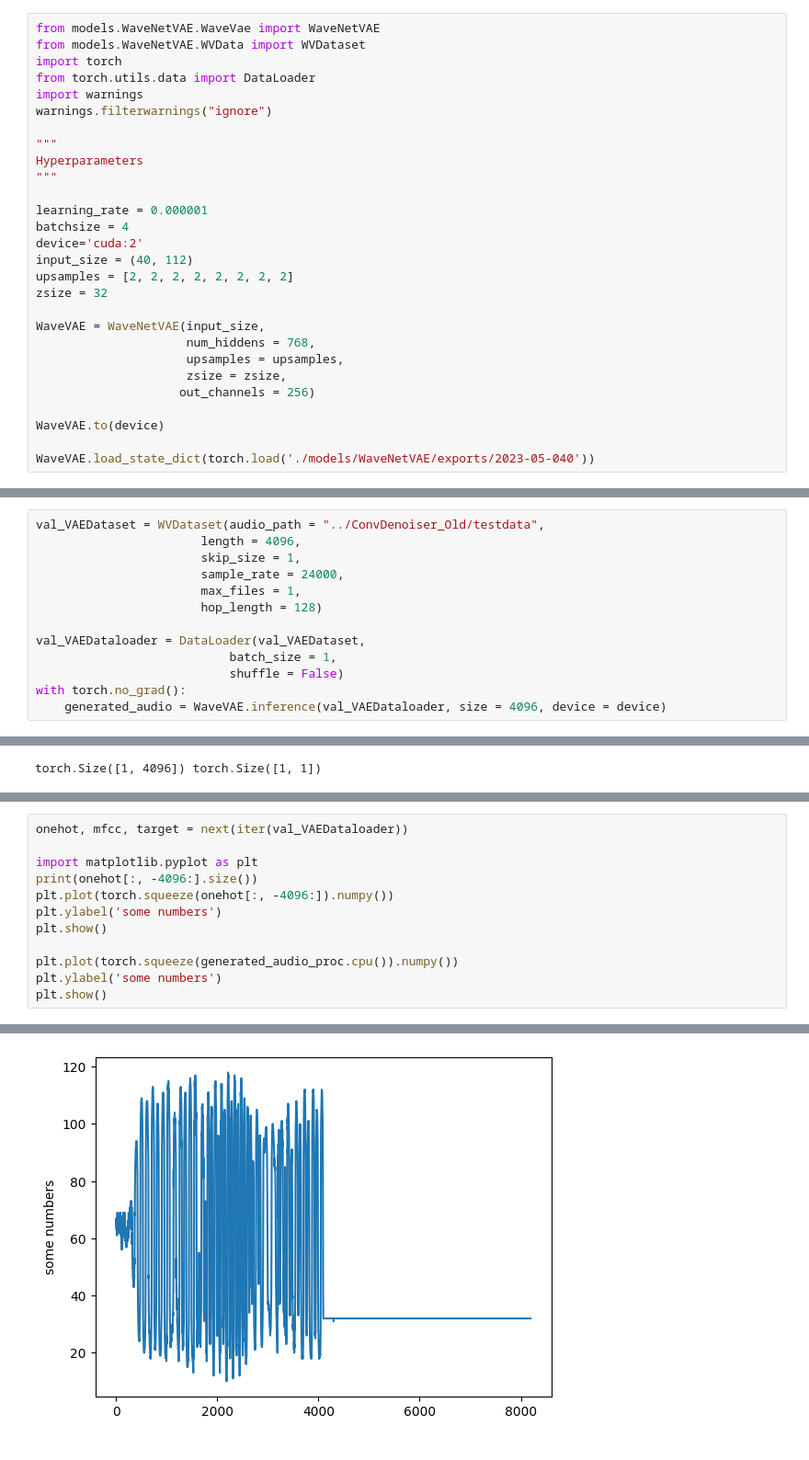
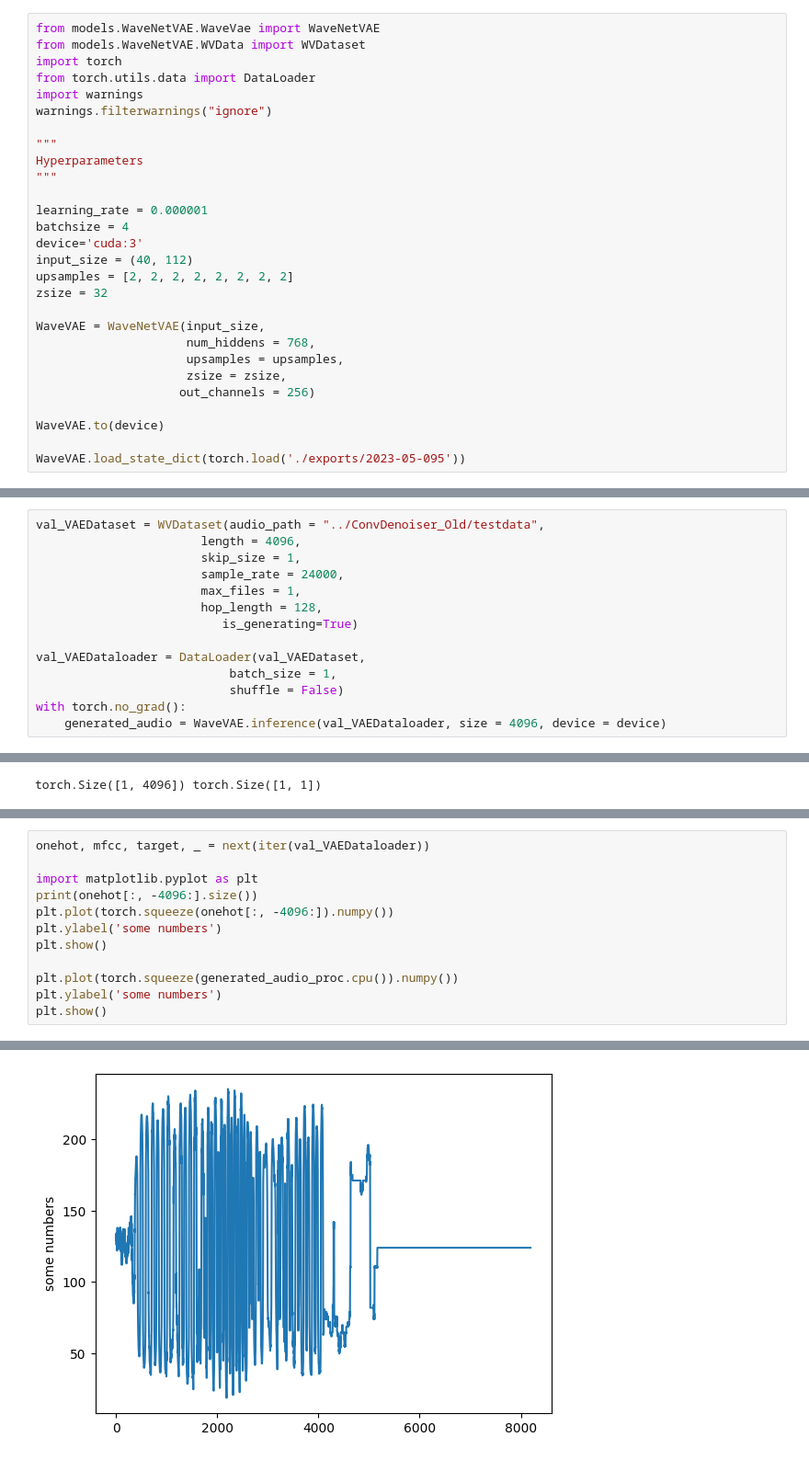
Before and after one commit to WouterBesse/Sonified-Latent-Data, a Jupyter notebook: WaveVaePlayground.ipynb, the cells around one changed output, grey strips where cells are left out. Shown at 92% size. Saved outputs shown, nothing was run; the diff lists cells and outputs as text.

```diff
--- a/WaveVaePlayground.ipynb
+++ b/WaveVaePlayground.ipynb
@@ -145,7 +182,7 @@ Hyperparameters
 
 learning_rate = 0.000001
 batchsize = 4
-device='cuda:2'
+device='cuda:3'
 input_size = (40, 112)
 upsamples = [2, 2, 2, 2, 2, 2, 2, 2]
 zsize = 32
@@ -158,7 +195,7 @@ WaveVAE = WaveNetVAE(input_size,
 
 WaveVAE.to(device)
 
-WaveVAE.load_state_dict(torch.load('./models/WaveNetVAE/exports/2023-05-040'))
+WaveVAE.load_state_dict(torch.load('./exports/2023-05-095'))
 # %% [output]
 WaveNet Receptive Field:  4093
 <All keys matched successfully>
@@ -168,7 +205,8 @@ val_VAEDataset = WVDataset(audio_path = "../ConvDenoiser_Old/testdata",
                        skip_size = 1,
                        sample_rate = 24000,
                        max_files = 1,
-                       hop_length = 128)
+                       hop_length = 128,
+                          is_generating=True)
 
 val_VAEDataloader = DataLoader(val_VAEDataset,
                            batch_size = 1,
@@ -187,7 +225,7 @@ IPython.display.display(IPython.display.Audio(generated_audio_proc.squeeze().det
 torch.Size([1, 8192])
 [interactive output not drawn]
 # %%
-onehot, mfcc, target = next(iter(val_VAEDataloader))
+onehot, mfcc, target, _ = next(iter(val_VAEDataloader))
 
 import matplotlib.pyplot as plt
 print(onehot[:, -4096:].size())
@@ -204 +242 @@ torch.Size([1, 4096])
-[figure, old version]
+[figure, new version]
```
Also changed, not shown: parts of 7 cells of this notebook, 5 other files.
